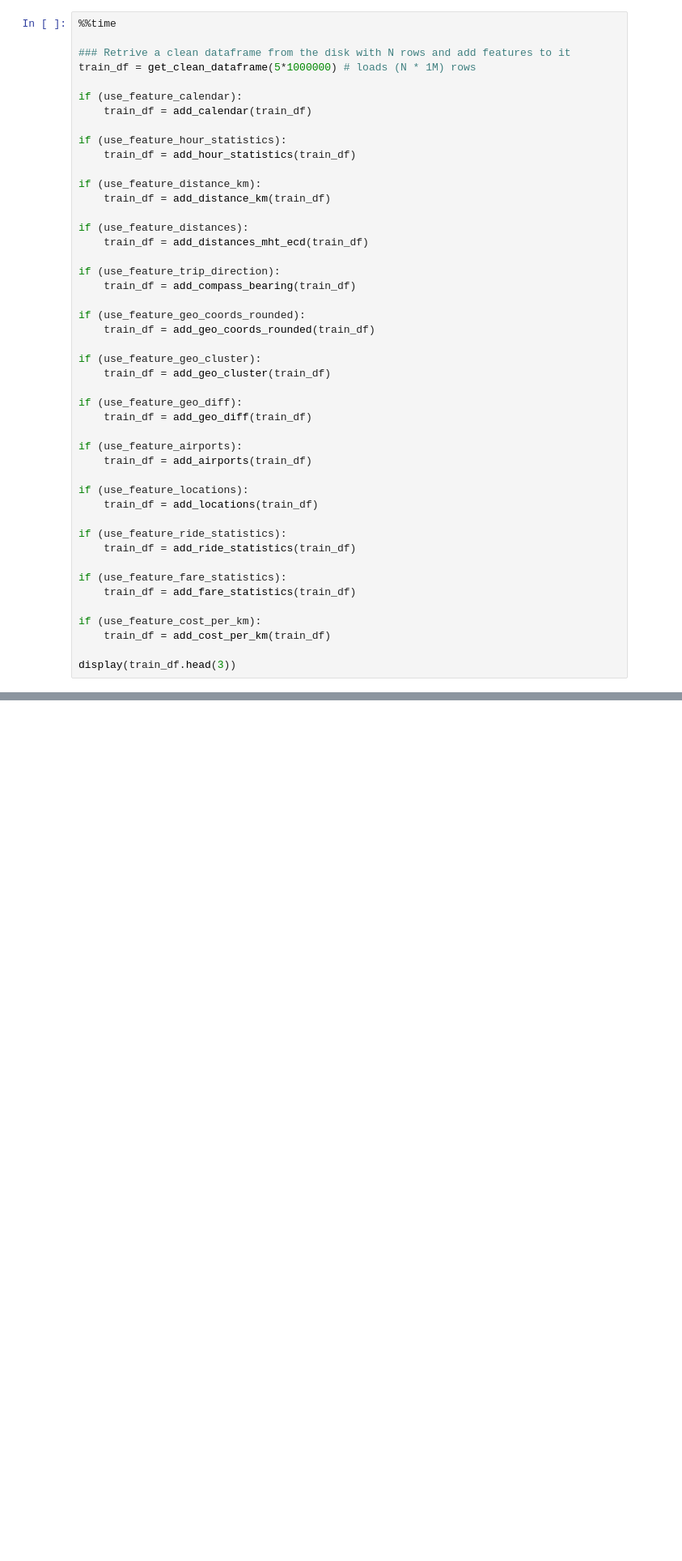
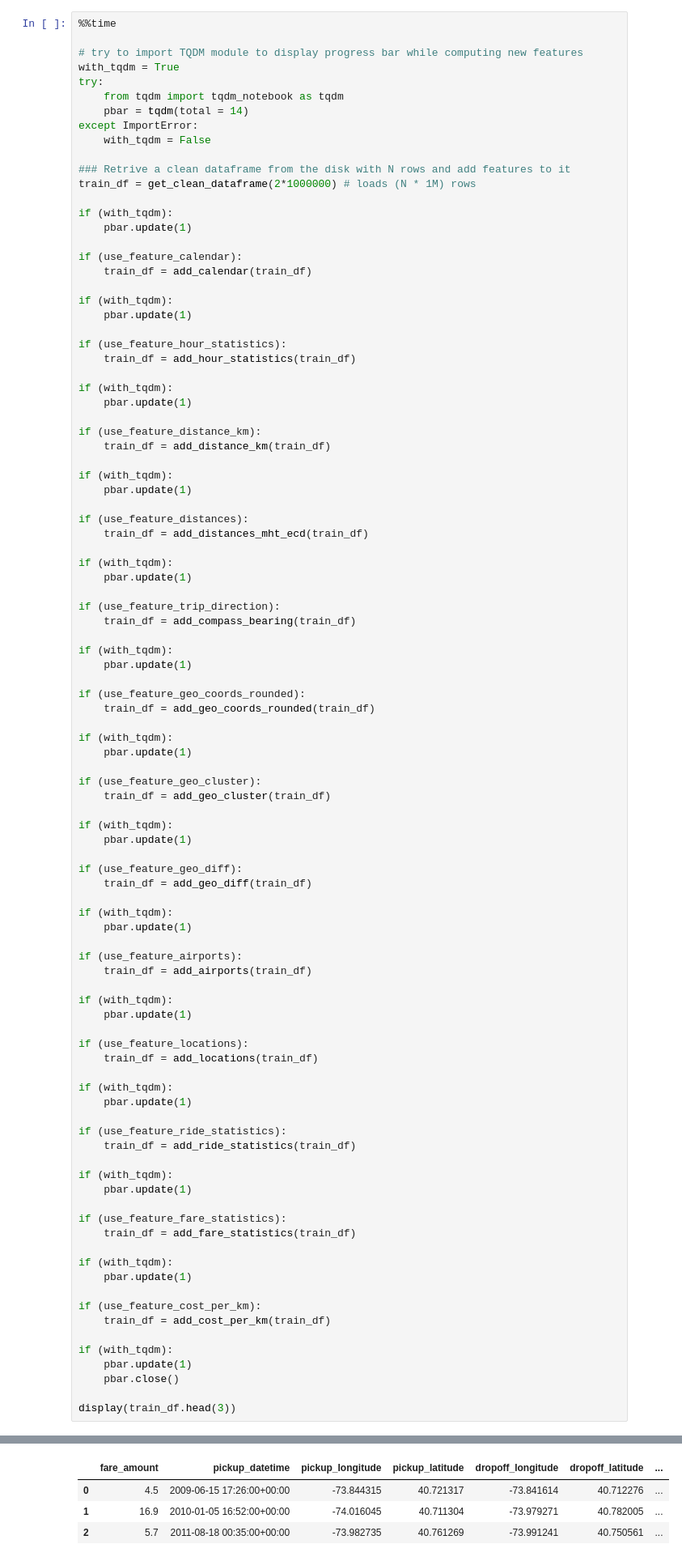
Before and after one commit to karlphillip/DataScience, a Jupyter notebook: Capstone Project3/2_regression_xgboost.ipynb, the cells around one changed output, grey strips where cells are left out. Shown at 81% size. Drawn from its saved outputs; the diff is of its cells as text; blank space fills up the shorter version.

```diff
--- a/Capstone Project3/2_regression_xgboost.ipynb
+++ b/Capstone Project3/2_regression_xgboost.ipynb
@@ -362,46 +366,98 @@ use_feature_cost_per_km        = False
 # %%
 %%time
 
+# try to import TQDM module to display progress bar while computing new features
+with_tqdm = True
+try:
+    from tqdm import tqdm_notebook as tqdm
+    pbar = tqdm(total = 14)
+except ImportError:
+    with_tqdm = False
+
 ### Retrive a clean dataframe from the disk with N rows and add features to it
-train_df = get_clean_dataframe(5*1000000) # loads (N * 1M) rows
+train_df = get_clean_dataframe(2*1000000) # loads (N * 1M) rows
+
+if (with_tqdm):
+    pbar.update(1)
 
 if (use_feature_calendar):
     train_df = add_calendar(train_df)
 
+if (with_tqdm):
+    pbar.update(1)
+
 if (use_feature_hour_statistics):
     train_df = add_hour_statistics(train_df)
+
+if (with_tqdm):
+    pbar.update(1)
 
 if (use_feature_distance_km):
     train_df = add_distance_km(train_df)
 
+if (with_tqdm):
+    pbar.update(1)
+
 if (use_feature_distances):
     train_df = add_distances_mht_ecd(train_df)
+
+if (with_tqdm):
+    pbar.update(1)
 
 if (use_feature_trip_direction):
     train_df = add_compass_bearing(train_df)
 
+if (with_tqdm):
+    pbar.update(1)
+
 if (use_feature_geo_coords_rounded):
     train_df = add_geo_coords_rounded(train_df)
+
+if (with_tqdm):
+    pbar.update(1)
 
 if (use_feature_geo_cluster):
     train_df = add_geo_cluster(train_df)
 
+if (with_tqdm):
+    pbar.update(1)
+
 if (use_feature_geo_diff):
     train_df = add_geo_diff(train_df)
+
+if (with_tqdm):
+    pbar.update(1)
 
 if (use_feature_airports):
     train_df = add_airports(train_df)
 
+if (with_tqdm):
+    pbar.update(1)
+
 if (use_feature_locations):
     train_df = add_locations(train_df)
+
+if (with_tqdm):
+    pbar.update(1)
 
 if (use_feature_ride_statistics):
     train_df = add_ride_statistics(train_df)
 
+if (with_tqdm):
+    pbar.update(1)
+
 if (use_feature_fare_statistics):
     train_df = add_fare_statistics(train_df)
+
+if (with_tqdm):
+    pbar.update(1)
 
 if (use_feature_cost_per_km):
     train_df = add_cost_per_km(train_df)
 
+if (with_tqdm):
+    pbar.update(1)
+    pbar.close()
+
 display(train_df.head(3))
+# %% [output]
@@ -407,0 +465,4 @@ display(train_df.head(3))
+|  | fare_amount | pickup_datetime | pickup_longitude | pickup_latitude | dropoff_longitude | dropoff_latitude | ... |
+| 0 | 4.5 | 2009-06-15 17:26:00+00:00 | -73.844315 | 40.721317 | -73.841614 | 40.712276 | ... |
+| 1 | 16.9 | 2010-01-05 16:52:00+00:00 | -74.016045 | 40.711304 | -73.979271 | 40.782005 | ... |
+| 2 | 5.7 | 2011-08-18 00:35:00+00:00 | -73.982735 | 40.761269 | -73.991241 | 40.750561 | ... |
```
Also changed, not shown: parts of 27 cells of this notebook, 17 other files.
